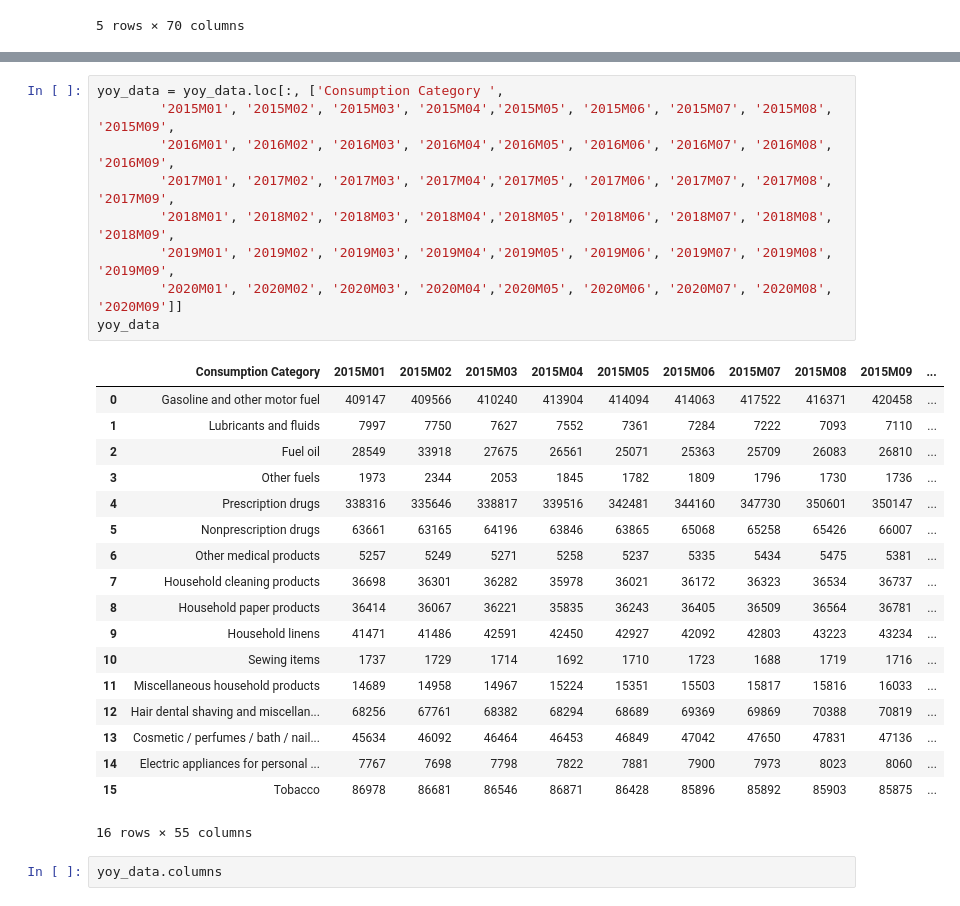
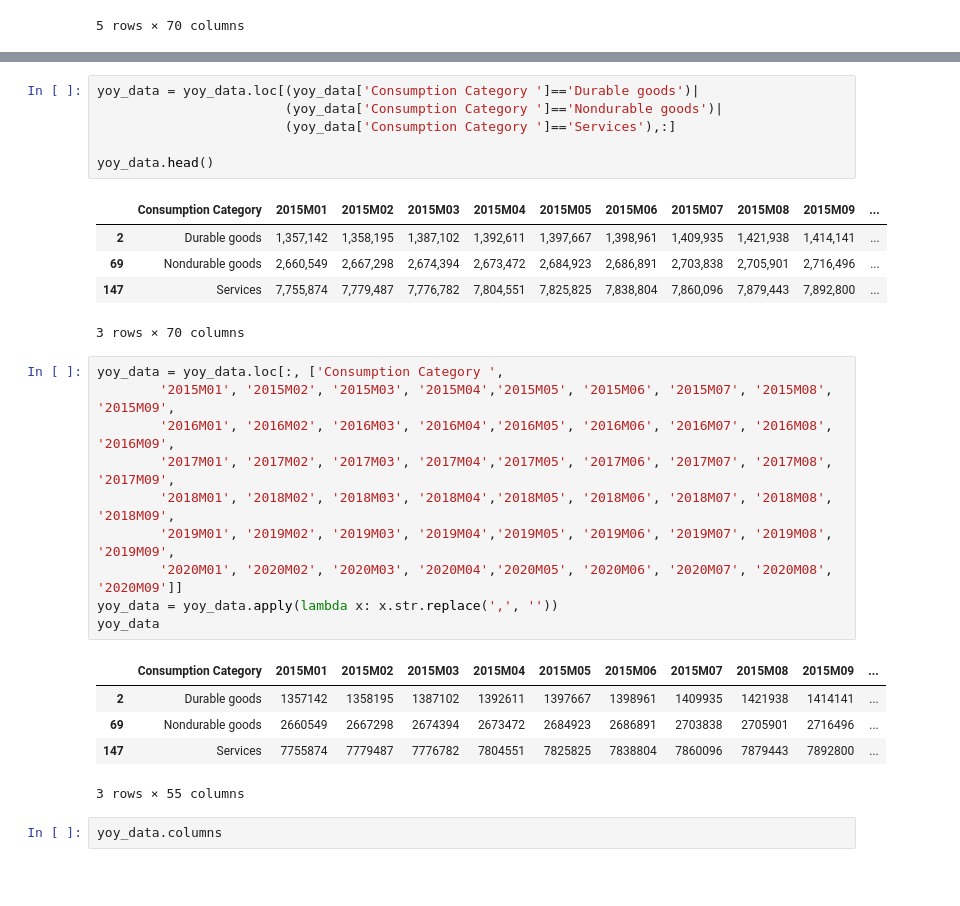
Before and after one commit to staceywai/bootcamp-project, a Jupyter notebook: YOY Rate of Change.ipynb, the cells around one changed output, grey strips where cells are left out. Saved outputs shown, nothing was run; the diff lists cells and outputs as text; blank space fills up the shorter version.

```diff
--- a/YOY Rate of Change.ipynb
+++ b/YOY Rate of Change.ipynb
@@ -32,31 +44,31 @@ Index(['Consumption Category', '2019M01', '2019M02', '2019M03', '2019M04',
+# %%
+yoy_data = yoy_data.loc[(yoy_data['Consumption Category ']=='Durable goods')|
+                        (yoy_data['Consumption Category ']=='Nondurable goods')|
+                        (yoy_data['Consumption Category ']=='Services'),:]
+
+yoy_data.head()
+# %% [output]
+|  | Consumption Category | 2015M01 | 2015M02 | 2015M03 | 2015M04 | 2015M05 | 2015M06 | 2015M07 | 2015M08 | 2015M09 | ... |
+| 2 | Durable goods | 1,357,142 | 1,358,195 | 1,387,102 | 1,392,611 | 1,397,667 | 1,398,961 | 1,409,935 | 1,421,938 | 1,414,141 | ... |
+| 69 | Nondurable goods | 2,660,549 | 2,667,298 | 2,674,394 | 2,673,472 | 2,684,923 | 2,686,891 | 2,703,838 | 2,705,901 | 2,716,496 | ... |
+| 147 | Services | 7,755,874 | 7,779,487 | 7,776,782 | 7,804,551 | 7,825,825 | 7,838,804 | 7,860,096 | 7,879,443 | 7,892,800 | ... |
+3 rows × 70 columns
 # %%
 yoy_data = yoy_data.loc[:, ['Consumption Category ',
         '2015M01', '2015M02', '2015M03', '2015M04','2015M05', '2015M06', '2015M07', '2015M08', '2015M09',
         '2016M01', '2016M02', '2016M03', '2016M04','2016M05', '2016M06', '2016M07', '2016M08', '2016M09',
         '2017M01', '2017M02', '2017M03', '2017M04','2017M05', '2017M06', '2017M07', '2017M08', '2017M09',
         '2018M01', '2018M02', '2018M03', '2018M04','2018M05', '2018M06', '2018M07', '2018M08', '2018M09',
         '2019M01', '2019M02', '2019M03', '2019M04','2019M05', '2019M06', '2019M07', '2019M08', '2019M09',
         '2020M01', '2020M02', '2020M03', '2020M04','2020M05', '2020M06', '2020M07', '2020M08', '2020M09']]
+yoy_data = yoy_data.apply(lambda x: x.str.replace(',', ''))
 yoy_data
 # %% [output]
 |  | Consumption Category | 2015M01 | 2015M02 | 2015M03 | 2015M04 | 2015M05 | 2015M06 | 2015M07 | 2015M08 | 2015M09 | ... |
-| 0 | Gasoline and other motor fuel | 409147 | 409566 | 410240 | 413904 | 414094 | 414063 | 417522 | 416371 | 420458 | ... |
-| 1 | Lubricants and fluids | 7997 | 7750 | 7627 | 7552 | 7361 | 7284 | 7222 | 7093 | 7110 | ... |
-| 2 | Fuel oil | 28549 | 33918 | 27675 | 26561 | 25071 | 25363 | 25709 | 26083 | 26810 | ... |
-| 3 | Other fuels | 1973 | 2344 | 2053 | 1845 | 1782 | 1809 | 1796 | 1730 | 1736 | ... |
-| 4 | Prescription drugs | 338316 | 335646 | 338817 | 339516 | 342481 | 344160 | 347730 | 350601 | 350147 | ... |
-| 5 | Nonprescription drugs | 63661 | 63165 | 64196 | 63846 | 63865 | 65068 | 65258 | 65426 | 66007 | ... |
-| 6 | Other medical products | 5257 | 5249 | 5271 | 5258 | 5237 | 5335 | 5434 | 5475 | 5381 | ... |
-| 7 | Household cleaning products | 36698 | 36301 | 36282 | 35978 | 36021 | 36172 | 36323 | 36534 | 36737 | ... |
-| 8 | Household paper products | 36414 | 36067 | 36221 | 35835 | 36243 | 36405 | 36509 | 36564 | 36781 | ... |
-| 9 | Household linens | 41471 | 41486 | 42591 | 42450 | 42927 | 42092 | 42803 | 43223 | 43234 | ... |
-| 10 | Sewing items | 1737 | 1729 | 1714 | 1692 | 1710 | 1723 | 1688 | 1719 | 1716 | ... |
-| 11 | Miscellaneous household products | 14689 | 14958 | 14967 | 15224 | 15351 | 15503 | 15817 | 15816 | 16033 | ... |
-| 12 | Hair dental shaving and miscellan... | 68256 | 67761 | 68382 | 68294 | 68689 | 69369 | 69869 | 70388 | 70819 | ... |
-| 13 | Cosmetic / perfumes / bath / nail... | 45634 | 46092 | 46464 | 46453 | 46849 | 47042 | 47650 | 47831 | 47136 | ... |
-| 14 | Electric appliances for personal ... | 7767 | 7698 | 7798 | 7822 | 7881 | 7900 | 7973 | 8023 | 8060 | ... |
-| 15 | Tobacco | 86978 | 86681 | 86546 | 86871 | 86428 | 85896 | 85892 | 85903 | 85875 | ... |
+| 2 | Durable goods | 1357142 | 1358195 | 1387102 | 1392611 | 1397667 | 1398961 | 1409935 | 1421938 | 1414141 | ... |
+| 69 | Nondurable goods | 2660549 | 2667298 | 2674394 | 2673472 | 2684923 | 2686891 | 2703838 | 2705901 | 2716496 | ... |
+| 147 | Services | 7755874 | 7779487 | 7776782 | 7804551 | 7825825 | 7838804 | 7860096 | 7879443 | 7892800 | ... |
-16 rows × 55 columns
+3 rows × 55 columns
 # %%
 yoy_data.columns
 # %% [output]
```
Also changed, not shown: parts of 16 cells of this notebook, 5 other files.
